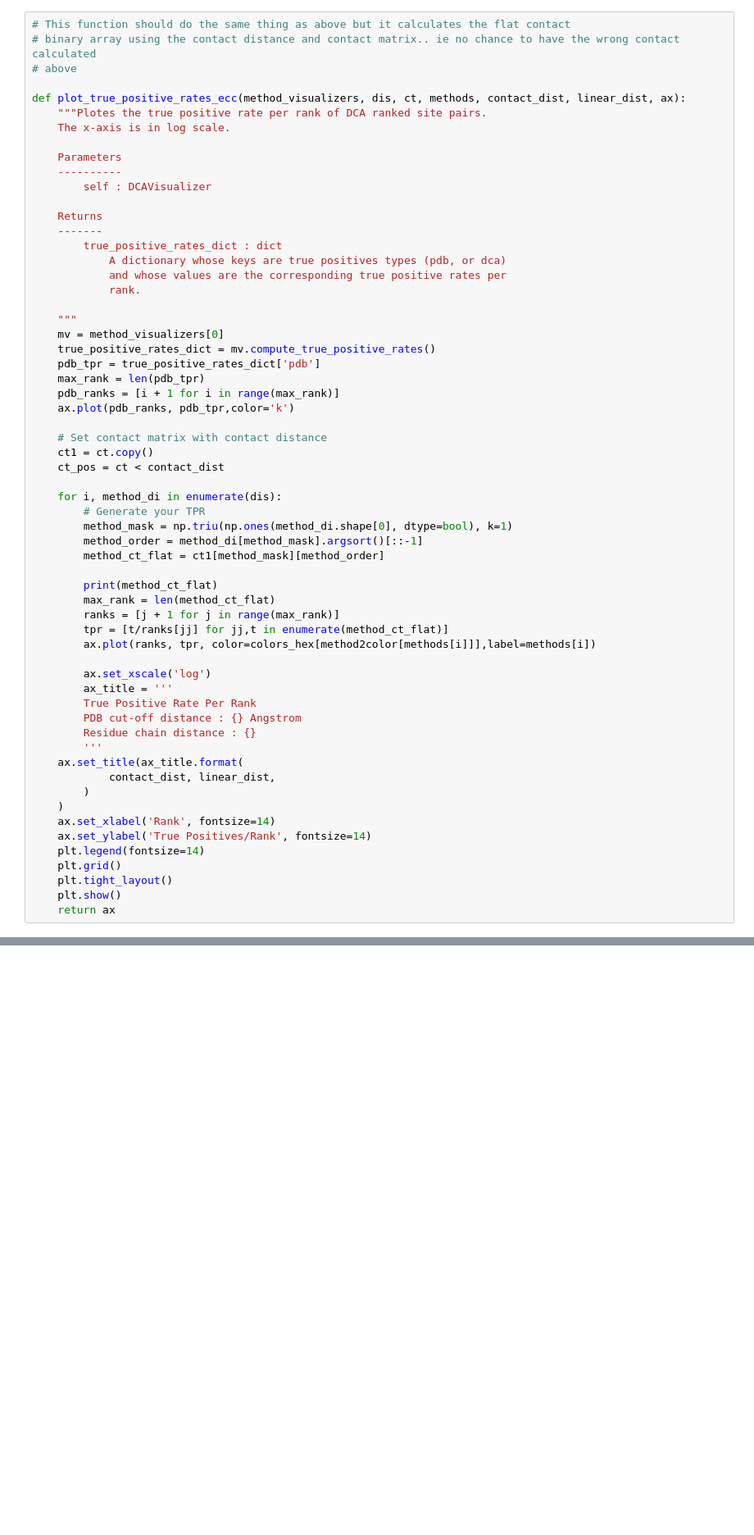
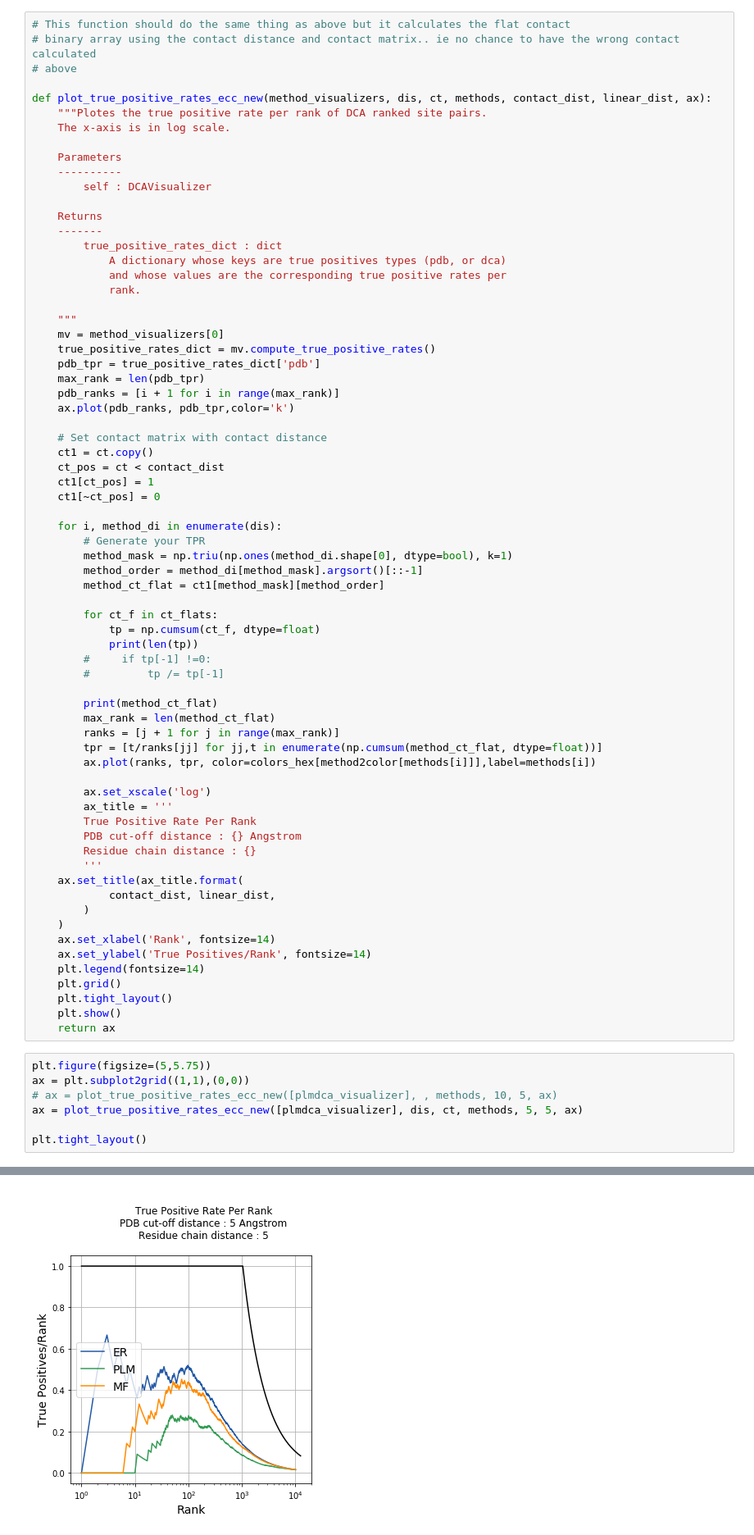
Before and after one commit to evancresswell/DCA_ER, a Jupyter notebook: individual_method_comparison_plots.ipynb, the cells around one changed output, grey strips where cells are left out. Shown at 82% size. Drawn from its saved outputs; the diff is of its cells as text; blank space fills up the shorter version.

```diff
--- a/individual_method_comparison_plots.ipynb
+++ b/individual_method_comparison_plots.ipynb
@@ -521,7 +524,7 @@ plt.tight_layout()
 # binary array using the contact distance and contact matrix.. ie no chance to have the wrong contact calculated
 # above
 
-def plot_true_positive_rates_ecc(method_visualizers, dis, ct, methods, contact_dist, linear_dist, ax):
+def plot_true_positive_rates_ecc_new(method_visualizers, dis, ct, methods, contact_dist, linear_dist, ax):
     """Plotes the true positive rate per rank of DCA ranked site pairs.
     The x-axis is in log scale.
 
@@ -547,6 +550,8 @@ def plot_true_positive_rates_ecc(method_visualizers, dis, ct, methods, contact_d
     # Set contact matrix with contact distance
     ct1 = ct.copy()
     ct_pos = ct < contact_dist
+    ct1[ct_pos] = 1
+    ct1[~ct_pos] = 0
 
     for i, method_di in enumerate(dis):
         # Generate your TPR
@@ -554,10 +559,16 @@ def plot_true_positive_rates_ecc(method_visualizers, dis, ct, methods, contact_d
         method_order = method_di[method_mask].argsort()[::-1]
         method_ct_flat = ct1[method_mask][method_order]
 
+        for ct_f in ct_flats:
+            tp = np.cumsum(ct_f, dtype=float)
+            print(len(tp))
+        #     if tp[-1] !=0:
+        #         tp /= tp[-1]
+
         print(method_ct_flat)
         max_rank = len(method_ct_flat)
         ranks = [j + 1 for j in range(max_rank)]
-        tpr = [t/ranks[jj] for jj,t in enumerate(method_ct_flat)]
+        tpr = [t/ranks[jj] for jj,t in enumerate(np.cumsum(method_ct_flat, dtype=float))]
         ax.plot(ranks, tpr, color=colors_hex[method2color[methods[i]]],label=methods[i])
 
         ax.set_xscale('log')
@@ -577,3 +588,11 @@ def plot_true_positive_rates_ecc(method_visualizers, dis, ct, methods, contact_d
     plt.tight_layout()
     plt.show()
     return ax
+# %%
+plt.figure(figsize=(5,5.75))
+ax = plt.subplot2grid((1,1),(0,0))
+# ax = plot_true_positive_rates_ecc_new([plmdca_visualizer], , methods, 10, 5, ax)
+ax = plot_true_positive_rates_ecc_new([plmdca_visualizer], dis, ct, methods, 5, 5, ax)
+
+plt.tight_layout()
+# %% [output]
@@ -579,0 +619 @@ def plot_true_positive_rates_ecc(method_visualizers, dis, ct, methods, contact_d
+[figure, added]
```
Also changed, not shown: parts of 16 cells of this notebook, 9 other files.
